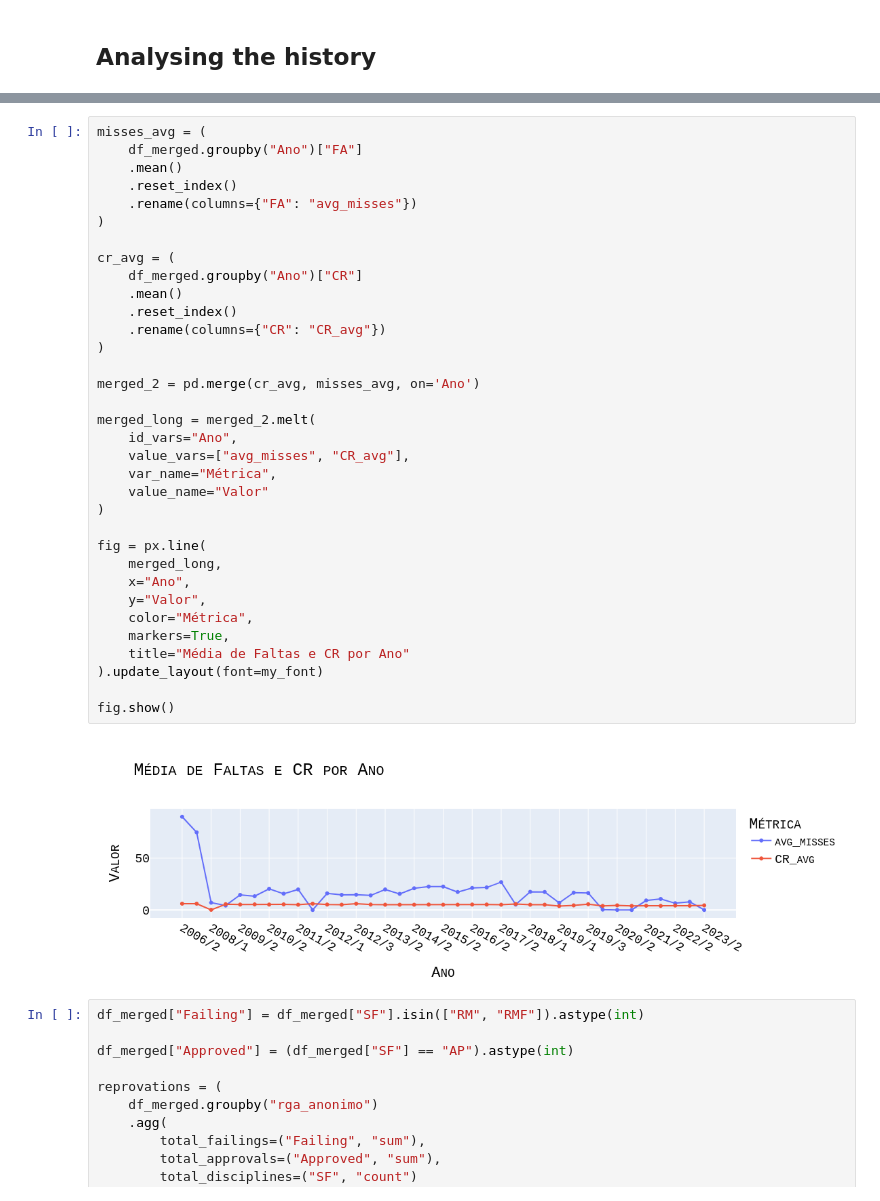
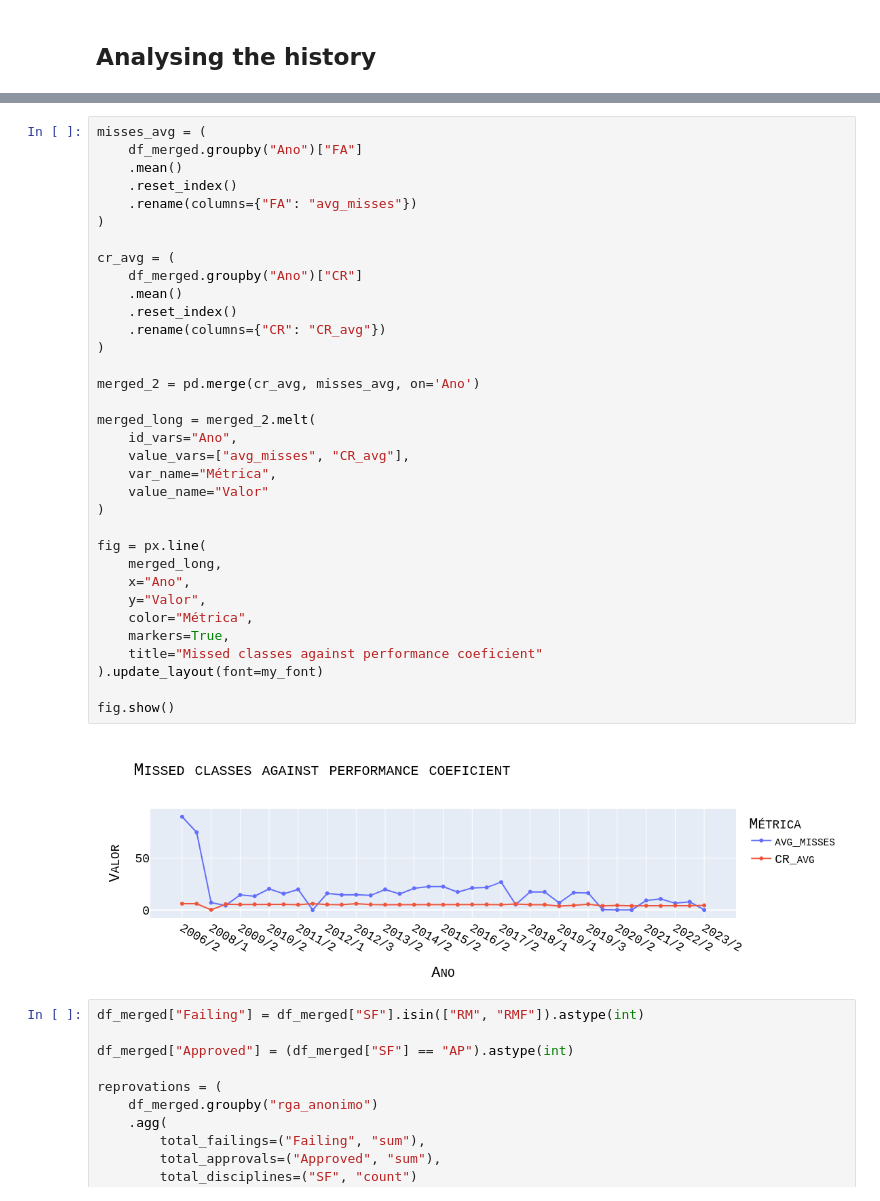
Before and after one commit to auserafim/ai-notebooks, a Jupyter notebook: evaded_college/evaded_college.ipynb, the cells around one changed output, grey strips where cells are left out. Cells and saved outputs as stored; diff of their text form.

```diff
--- a/evaded_college/evaded_college.ipynb
+++ b/evaded_college/evaded_college.ipynb
@@ -264,35 +265,35 @@ misses_avg = (
     .reset_index()
     .rename(columns={"FA": "avg_misses"})
 )
 
 cr_avg = (
     df_merged.groupby("Ano")["CR"]
     .mean()
     .reset_index()
     .rename(columns={"CR": "CR_avg"})
 )
 
 merged_2 = pd.merge(cr_avg, misses_avg, on='Ano')
 
 merged_long = merged_2.melt(
     id_vars="Ano",
     value_vars=["avg_misses", "CR_avg"],
     var_name="Métrica",
     value_name="Valor"
 )
 
 fig = px.line(
     merged_long,
     x="Ano",
     y="Valor",
     color="Métrica",
     markers=True,
-    title="Média de Faltas e CR por Ano"
+    title="Missed classes against performance coeficient"
 ).update_layout(font=my_font)
 
 fig.show()
 # %% [output]
-[figure, old version]
+[figure, new version]
 # %%
 df_merged["Failing"] = df_merged["SF"].isin(["RM", "RMF"]).astype(int)
 
```
Also changed, not shown: parts of 6 cells of this notebook.
